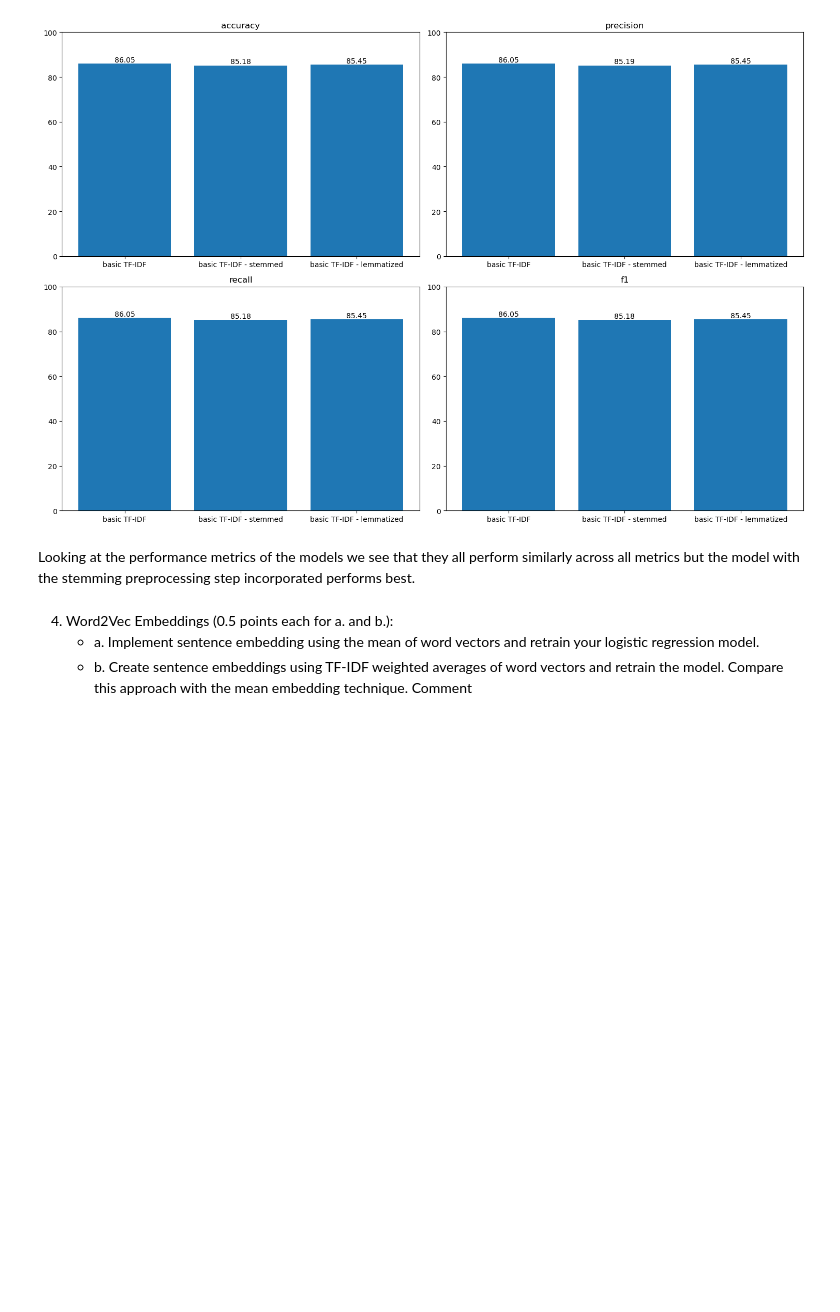
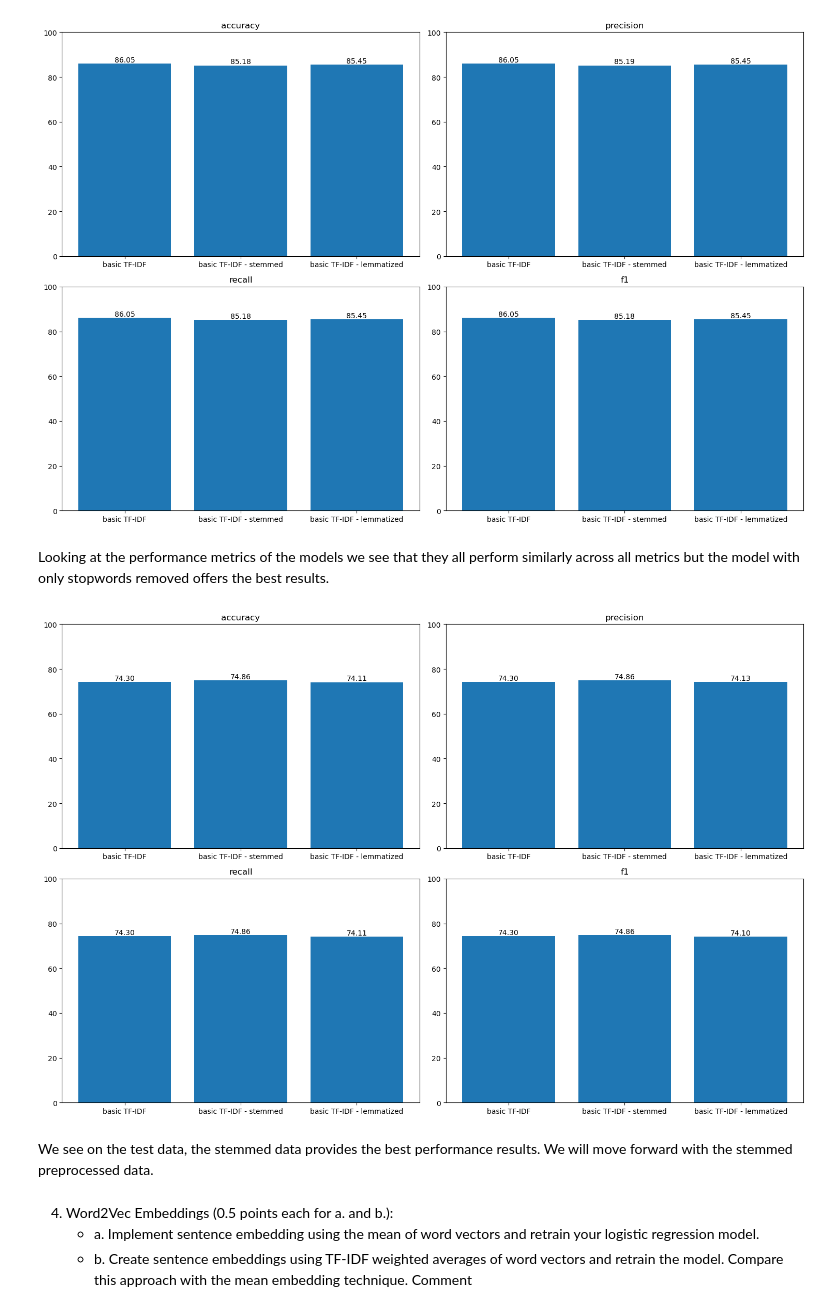
Before and after one commit to claricemottet/AdvNLP_HW1, a Jupyter notebook: AdvNLP_HW1_CM.ipynb, the cells around one changed output. Saved outputs shown, nothing was run; the diff lists cells and outputs as text; code cells hidden in the pictures; blank space fills up the shorter version.

```diff
--- a/AdvNLP_HW1_CM.ipynb
+++ b/AdvNLP_HW1_CM.ipynb
@@ -426,6 +434,7 @@ pipeline = Pipeline([
 pipeline.fit(df_train['text_clean'], df_train['label'])
 
 df_train['predicted_label_logreg'] = pipeline.predict(df_train['text_clean'])
+df_test['predicted_label_logreg'] = pipeline.predict(df_test['text_clean'])
 
 # Define a function to get the feature names from the TfidfVectorizer
 def get_feature_names(model):
@@ -456,6 +465,9 @@ df_features.to_excel(path_ + '//' + 'df_features_logreg.xlsx')
 
 metrics_val= Metrics()
 metrics_val.run(df_train['label'], df_train['predicted_label_logreg'], "basic TF-IDF")
+
+metrics_val_test= Metrics()
+metrics_val_test.run(df_test['label'], df_test['predicted_label_logreg'], "basic TF-IDF")
 # %% [output]
 Number of terms used: 3850
 20 Most Importance Terms:
@@ -505,6 +517,9 @@ pipeline_lemm.fit(df_train['text_clean_lemm'], df_train['label'])
 
 df_train['predicted_label_logreg_stem'] = pipeline_stem.predict(df_train['text_clean_stem'])
 df_train['predicted_label_logreg_lemm'] = pipeline_lemm.predict(df_train['text_clean_lemm'])
+
+df_test['predicted_label_logreg_stem'] = pipeline_stem.predict(df_test['text_clean_stem'])
+df_test['predicted_label_logreg_lemm'] = pipeline_lemm.predict(df_test['text_clean_lemm'])
 
 # Get feature names
 feature_names_stem = get_feature_names(pipeline_stem)
@@ -541,6 +556,9 @@ df_features_lemm.to_excel(path_ + '//' + 'df_features_logreg_lemm.xlsx')
 
 metrics_val.run(df_train['label'], df_train['predicted_label_logreg_stem'], "basic TF-IDF - stemmed")
 metrics_val.run(df_train['label'], df_train['predicted_label_logreg_lemm'], "basic TF-IDF - lemmatized")
+
+metrics_val_test.run(df_test['label'], df_test['predicted_label_logreg_stem'], "basic TF-IDF - stemmed")
+metrics_val_test.run(df_test['label'], df_test['predicted_label_logreg_lemm'], "basic TF-IDF - lemmatized")
 # %% [output]
 Number of terms used: stemmed: 3516
 10 Most Importance Terms: stemmed:
@@ -566,7 +584,13 @@ metrics_val.plot()
 # %% [output]
 [figure]
 # %% [markdown]
-Looking at the performance metrics of the models we see that they all perform similarly across all metrics but the model with the stemming preprocessing step incorporated performs best.
+Looking at the performance metrics of the models we see that they all perform similarly across all metrics but the model with only stopwords removed offers the best results.
+# %%
+metrics_val_test.plot()
+# %% [output]
+[figure, added]
+# %% [markdown]
+We see on the test data, the stemmed data provides the best performance results. We will move forward with the stemmed preprocessed data.
 # %% [markdown]
   4. Word2Vec Embeddings (0.5 points each for a. and b.):
      - a. Implement sentence embedding using the mean of word vectors and retrain your logistic regression model.
```
Also changed, not shown: parts of 8 cells of this notebook, 3 other files.
